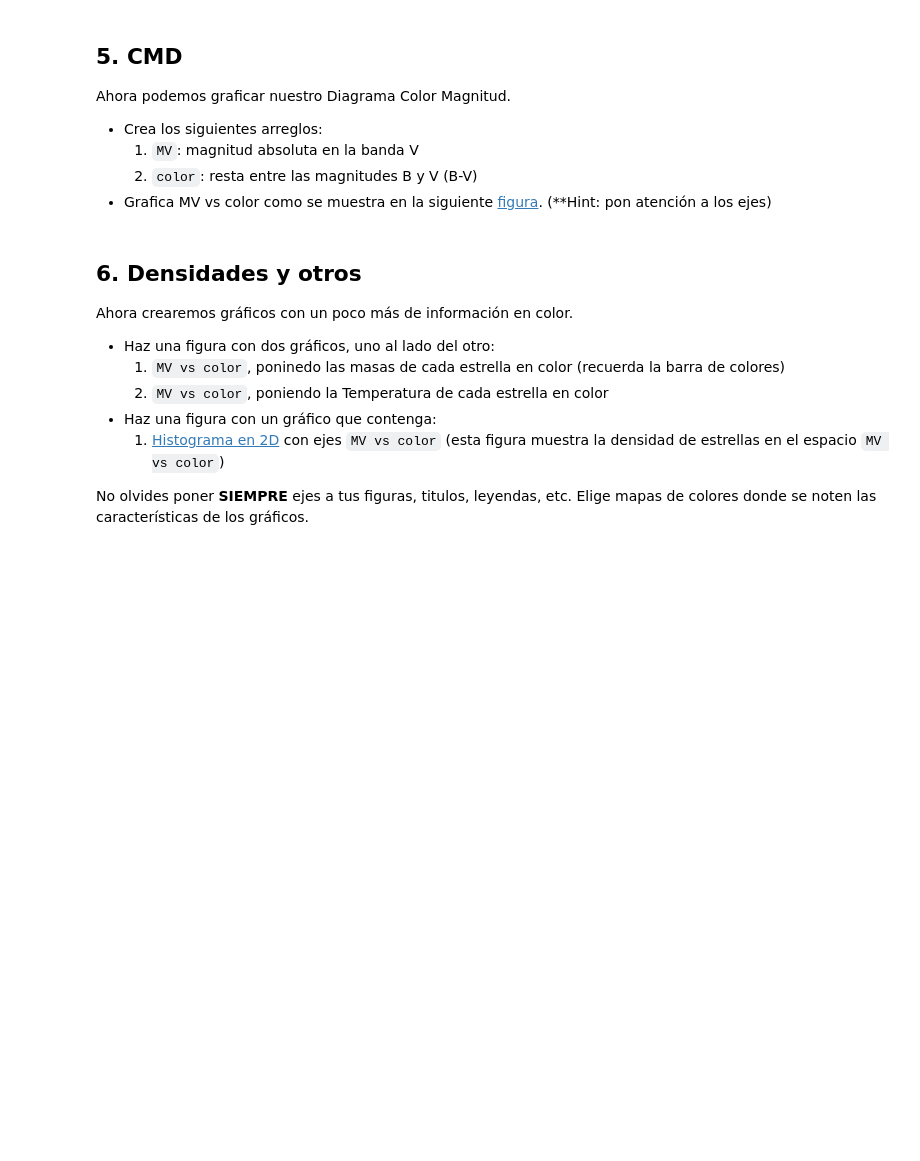
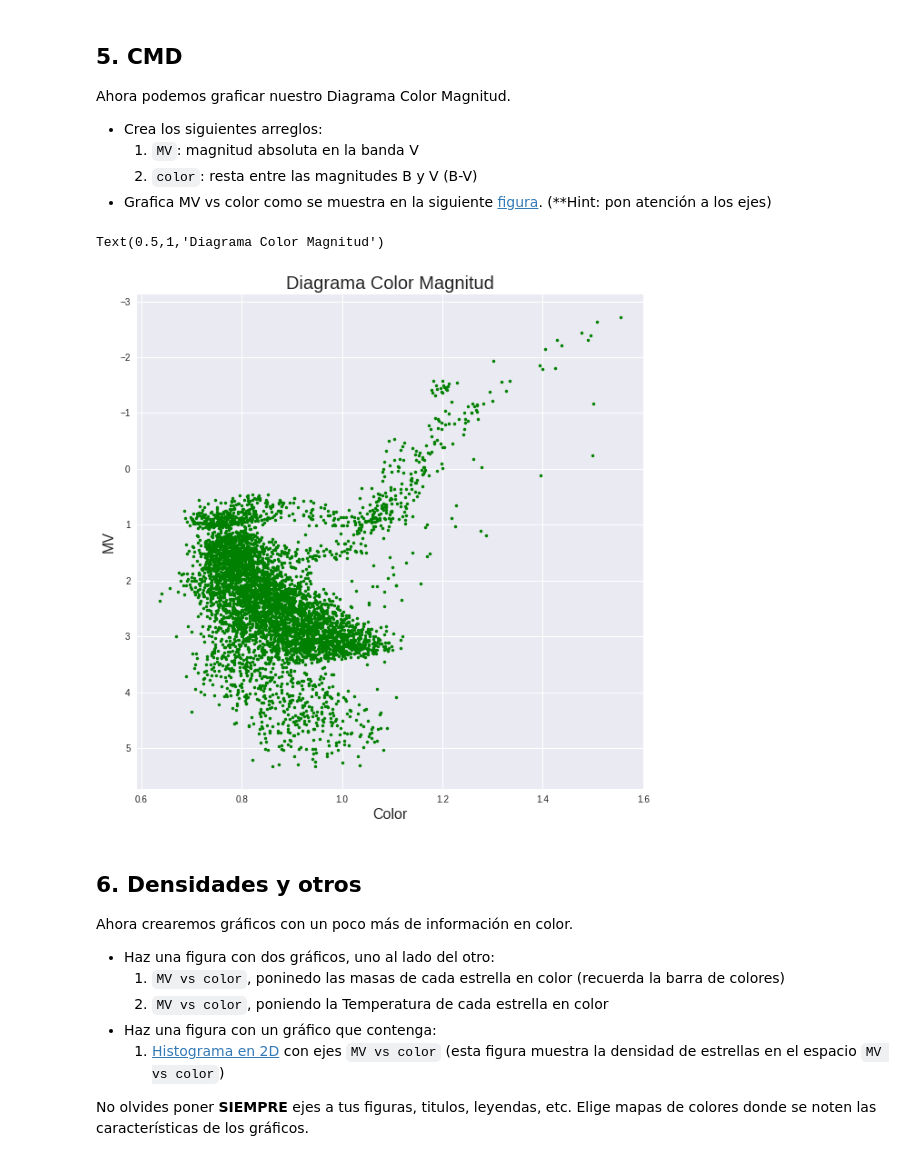
Before and after one commit to VicenteMaturana/minitarea2, a Jupyter notebook: minitarea2.ipynb, the cells around one changed output. Cells and saved outputs as stored; diff of their text form; code cells hidden in the pictures; blank space fills up the shorter version.

```diff
--- a/minitarea2.ipynb
+++ b/minitarea2.ipynb
@@ -162,3 +157,17 @@ Ahora podemos graficar nuestro Diagrama Color Magnitud.
+# %%
+#Crear arrays MV y color
+MV=fotometriaV
+color=(fotometriaB-fotometriaV)
+plt.figure(figsize=(10,10))
+plt.gca().invert_yaxis()
+plt.plot(color,MV,'g.')
+plt.xlabel('Color',fontsize=16)
+plt.ylabel('MV',fontsize=16)
+plt.title('Diagrama Color Magnitud',fontsize=20)
+#plot cmd
+# %% [output]
+Text(0.5,1,'Diagrama Color Magnitud')
+[figure, added]
 # %% [markdown]
 ## 6. Densidades y otros
 
```
Also changed, not shown: parts of 1 cell of this notebook.
